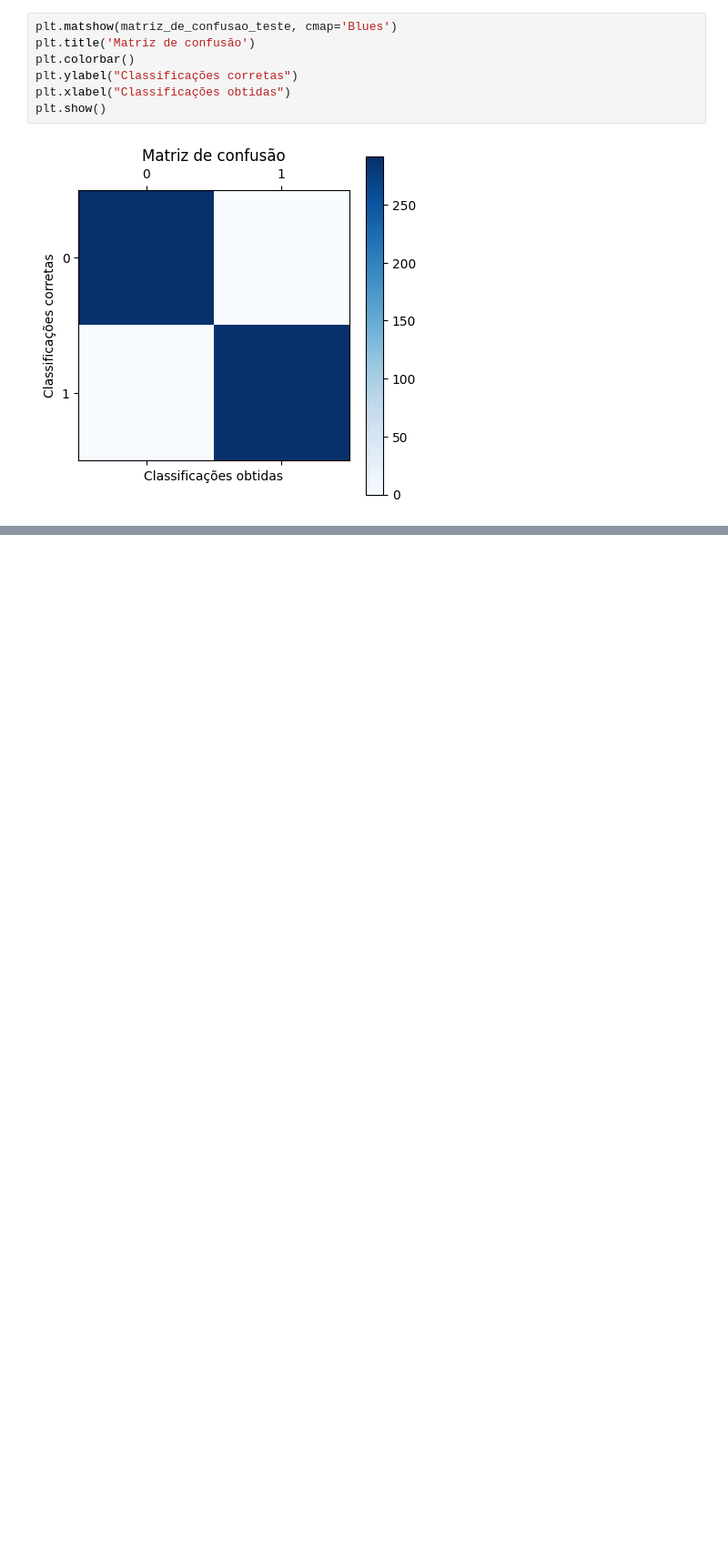
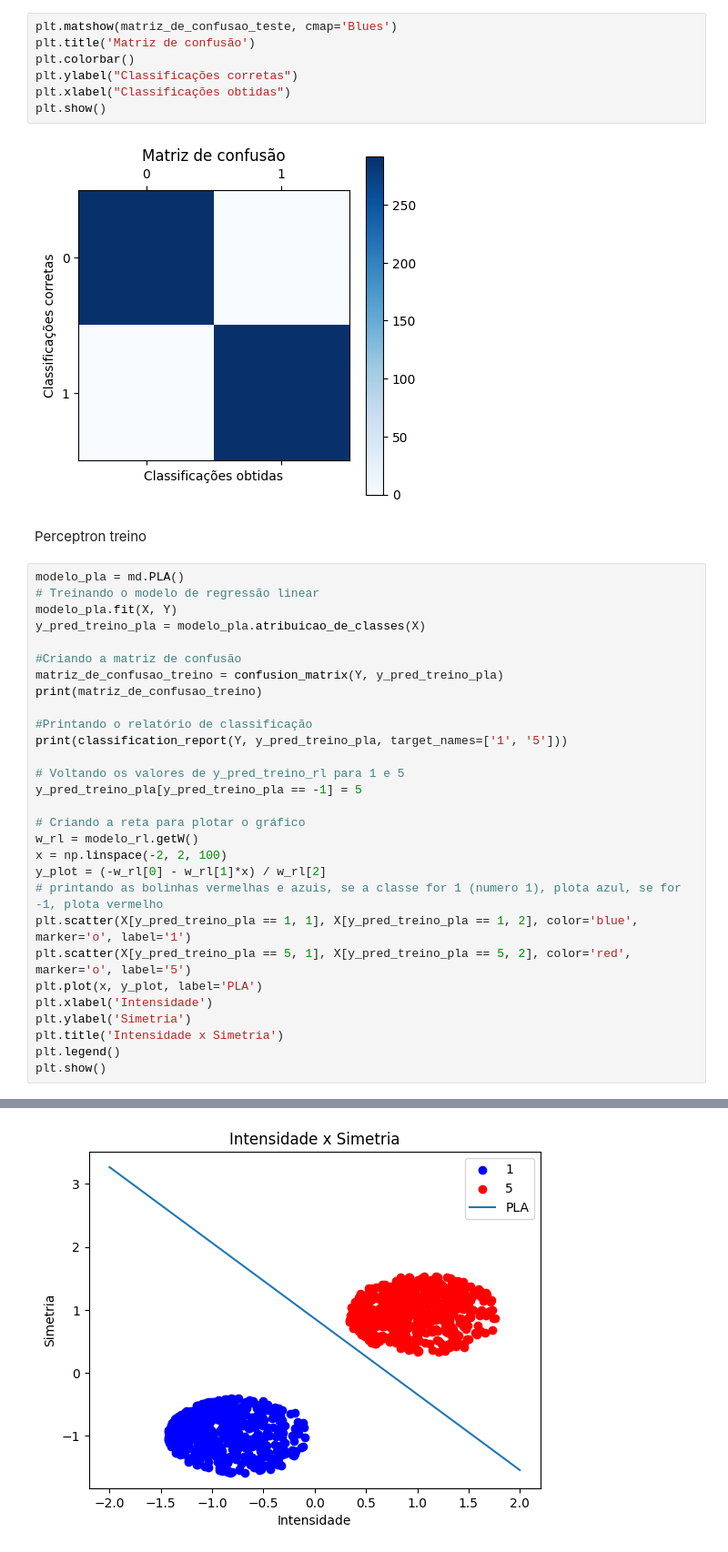
Before and after one commit to HodricVieira/Reconhecimento-de-digitos-ML-2023.2, a Jupyter notebook: reg_log_1_5.ipynb, the cells around one changed output, grey strips where cells are left out. Shown at 91% size. Cells and saved outputs as stored; diff of their text form; blank space fills up the shorter version.

```diff
--- a/reg_log_1_5.ipynb
+++ b/reg_log_1_5.ipynb
@@ -271,3 +271,36 @@ plt.xlabel("Classificações obtidas")
 plt.show()
 # %% [output]
 [figure]
+# %% [markdown]
+Perceptron
+treino
+# %%
+modelo_pla = md.PLA()
+# Treinando o modelo de regressão linear
+modelo_pla.fit(X, Y)
+y_pred_treino_pla = modelo_pla.atribuicao_de_classes(X)
+
+#Criando a matriz de confusão
+matriz_de_confusao_treino = confusion_matrix(Y, y_pred_treino_pla)
+print(matriz_de_confusao_treino)
+
+#Printando o relatório de classificação
+print(classification_report(Y, y_pred_treino_pla, target_names=['1', '5']))
+
+# Voltando os valores de y_pred_treino_rl para 1 e 5
+y_pred_treino_pla[y_pred_treino_pla == -1] = 5
+
+# Criando a reta para plotar o gráfico
+w_rl = modelo_rl.getW()
+x = np.linspace(-2, 2, 100)
+y_plot = (-w_rl[0] - w_rl[1]*x) / w_rl[2]
+# printando as bolinhas vermelhas e azuis, se a classe for 1 (numero 1), plota azul, se for -1, plota vermelho
+plt.scatter(X[y_pred_treino_pla == 1, 1], X[y_pred_treino_pla == 1, 2], color='blue', marker='o', label='1')
+plt.scatter(X[y_pred_treino_pla == 5, 1], X[y_pred_treino_pla == 5, 2], color='red', marker='o', label='5')
+plt.plot(x, y_plot, label='PLA')
+plt.xlabel('Intensidade')
+plt.ylabel('Simetria')
+plt.title('Intensidade x Simetria')
+plt.legend()
+plt.show()
+# %% [output]
@@ -273,0 +317 @@ plt.show()
+[figure, added]
```
Also changed, not shown: parts of 5 cells of this notebook, 1 other file.
